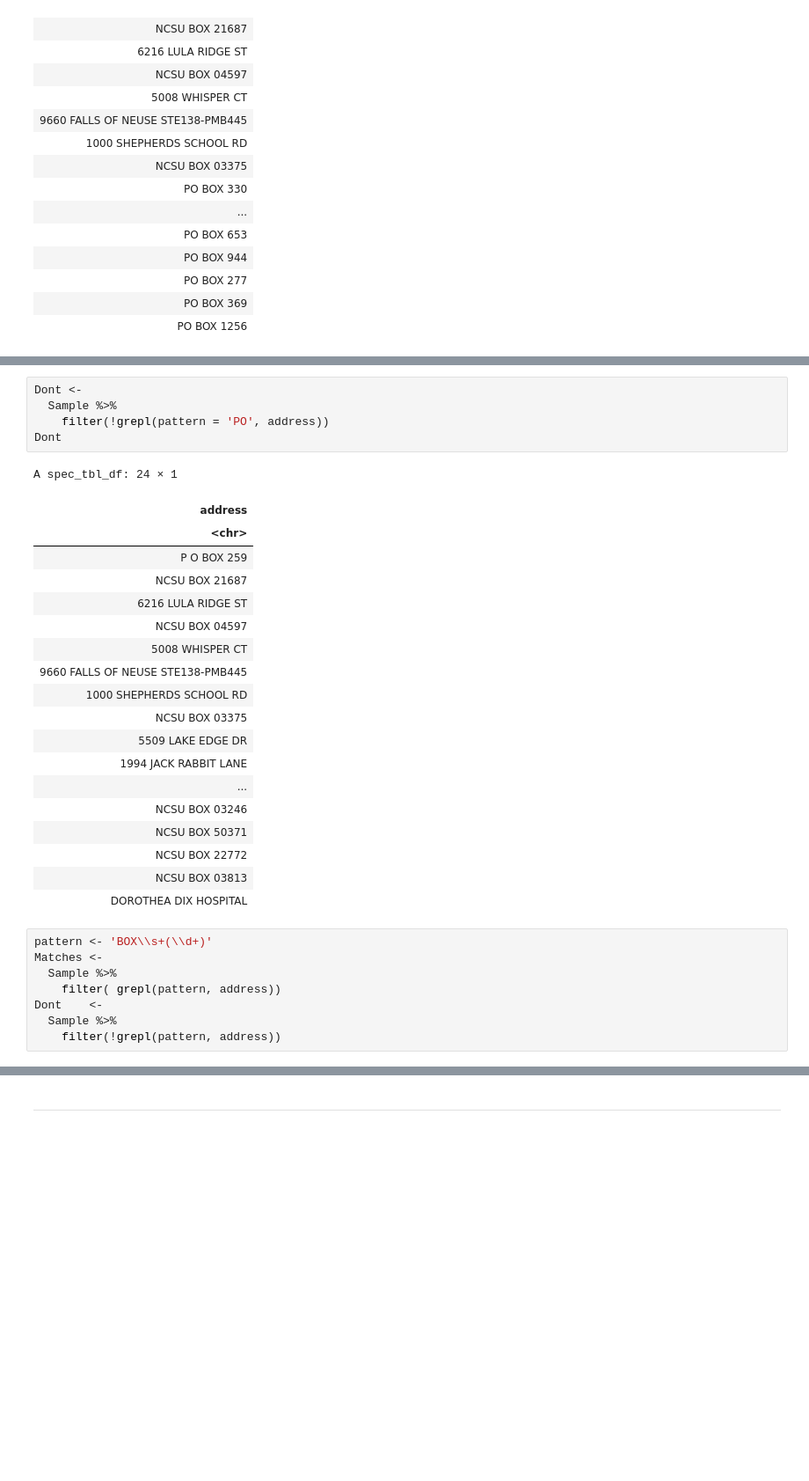
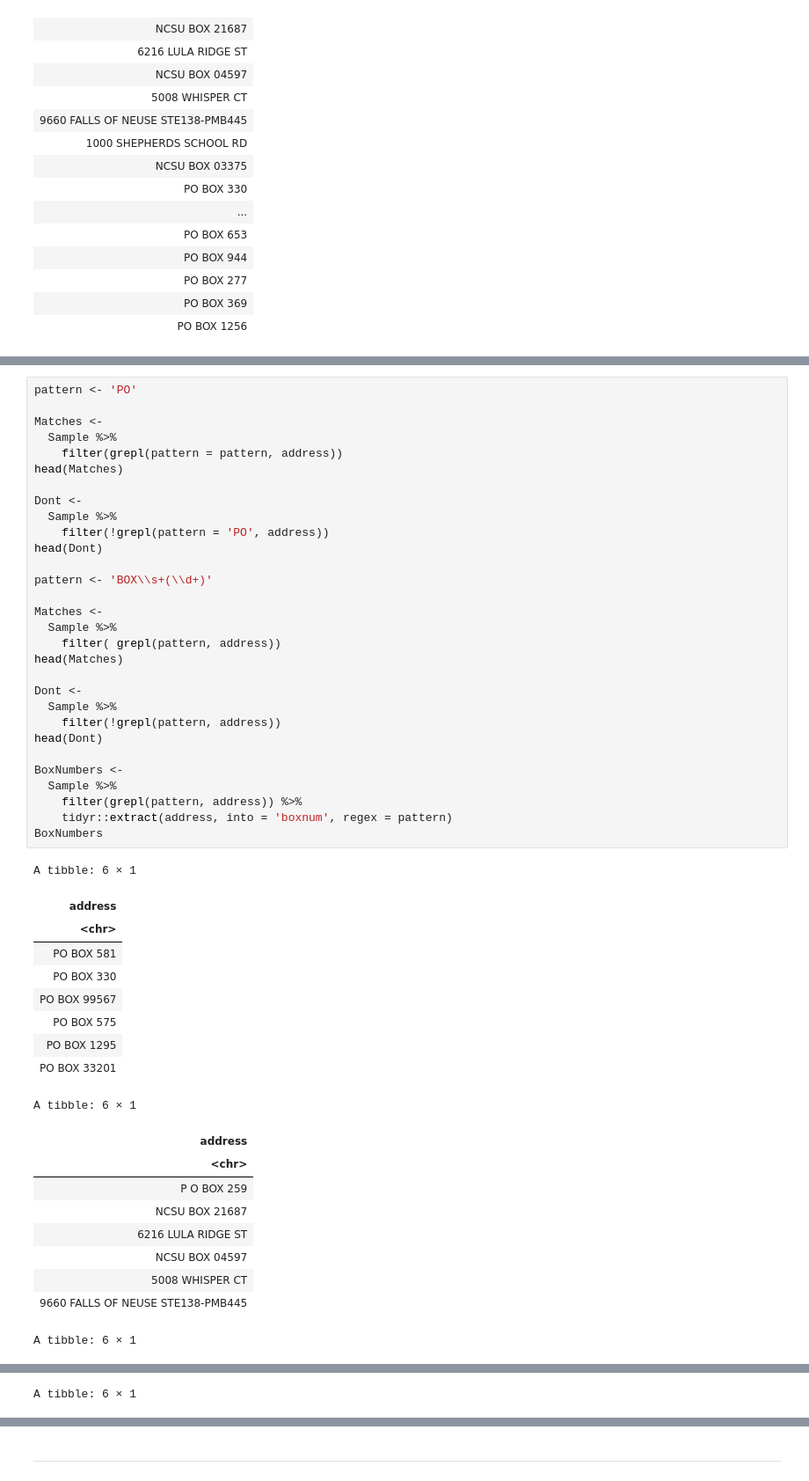
Before and after one commit to stat184-summer2023/a09-street-or-road-davefriedman01, a Jupyter notebook: A09.ipynb, the cells around one changed output, grey strips where cells are left out. Shown: that part at 88% size. Saved outputs shown, nothing was run; the diff lists cells and outputs as text; blank space fills up the shorter version.

```diff
--- a/A09.ipynb
+++ b/A09.ipynb
@@ -165,33 +142,50 @@ A spec_tbl_df: 26 × 1
-# %%
-Dont <-
-  Sample %>%
-    filter(!grepl(pattern = 'PO', address))
-Dont
-# %% [output]
-A spec_tbl_df: 24 × 1
-| address |
-| <chr> |
-| P O BOX 259 |
-| NCSU BOX 21687 |
-| 6216 LULA RIDGE ST |
-| NCSU BOX 04597 |
-| 5008 WHISPER CT |
-| 9660 FALLS OF NEUSE STE138-PMB445 |
-| 1000 SHEPHERDS SCHOOL RD |
-| NCSU BOX 03375 |
-| 5509 LAKE EDGE DR |
-| 1994 JACK RABBIT LANE |
-| ... |
-| NCSU BOX 03246 |
-| NCSU BOX 50371 |
-| NCSU BOX 22772 |
-| NCSU BOX 03813 |
-| DOROTHEA DIX HOSPITAL |
 # %%
+pattern <- 'PO'
+
+Matches <-
+  Sample %>%
+    filter(grepl(pattern = pattern, address))
+head(Matches)
+
+Dont <-
+  Sample %>%
+    filter(!grepl(pattern = 'PO', address))
+head(Dont)
+
 pattern <- 'BOX\\s+(\\d+)'
+
 Matches <-
   Sample %>%
     filter( grepl(pattern, address))
-Dont    <-
+head(Matches)
+
+Dont <-
   Sample %>%
     filter(!grepl(pattern, address))
+head(Dont)
+
+BoxNumbers <-
+  Sample %>%
+    filter(grepl(pattern, address)) %>%
+    tidyr::extract(address, into = 'boxnum', regex = pattern)
+BoxNumbers
+# %% [output]
+A tibble: 6 × 1
+| address |
+| <chr> |
+| PO BOX 581 |
+| PO BOX 330 |
+| PO BOX 99567 |
+| PO BOX 575 |
+| PO BOX 1295 |
+| PO BOX 33201 |
+A tibble: 6 × 1
+| address |
+| <chr> |
+| P O BOX 259 |
+| NCSU BOX 21687 |
+| 6216 LULA RIDGE ST |
+| NCSU BOX 04597 |
+| 5008 WHISPER CT |
+| 9660 FALLS OF NEUSE STE138-PMB445 |
+A tibble: 6 × 1
@@ -197,0 +200 @@ Dont    <-
+A tibble: 6 × 1
```
Also changed, not shown: parts of 7 cells of this notebook, 3 other files.
